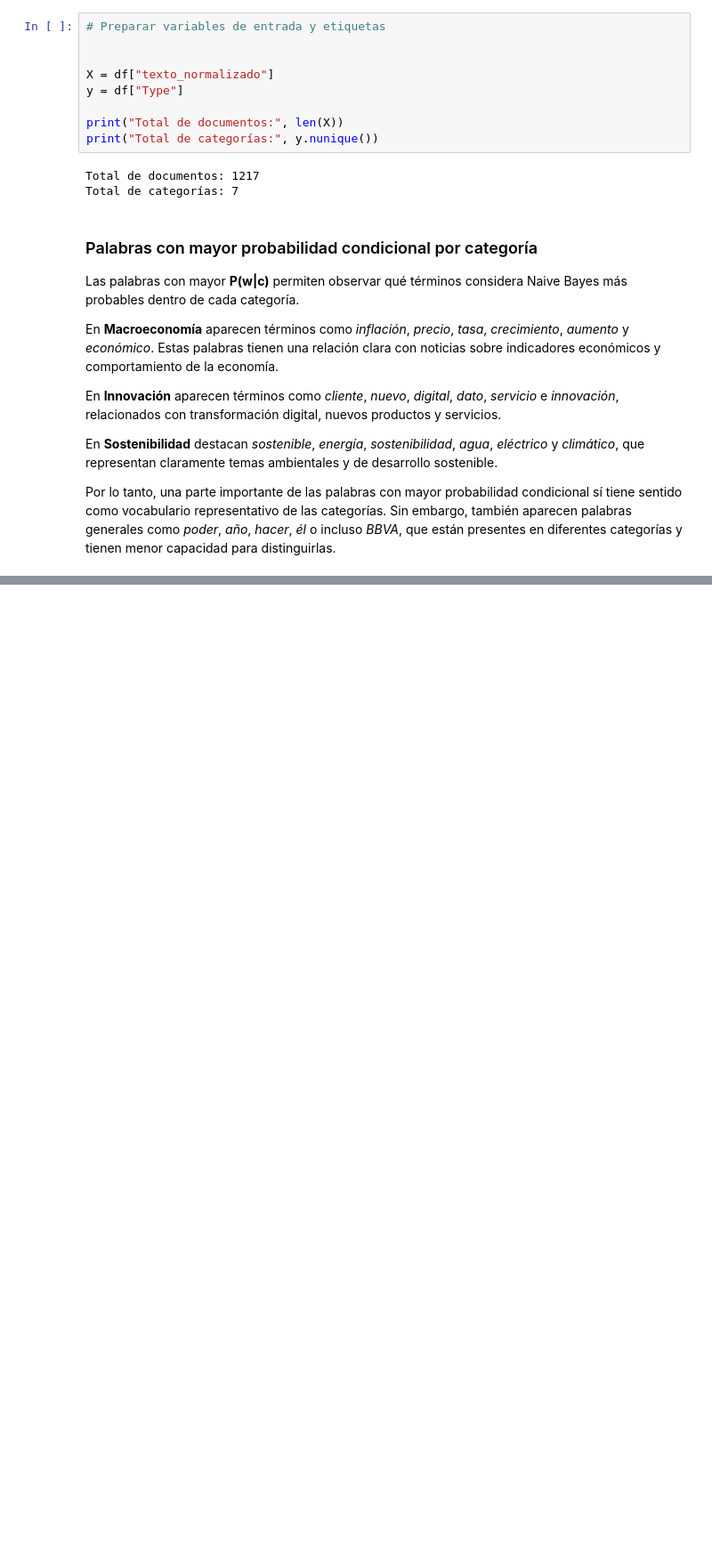
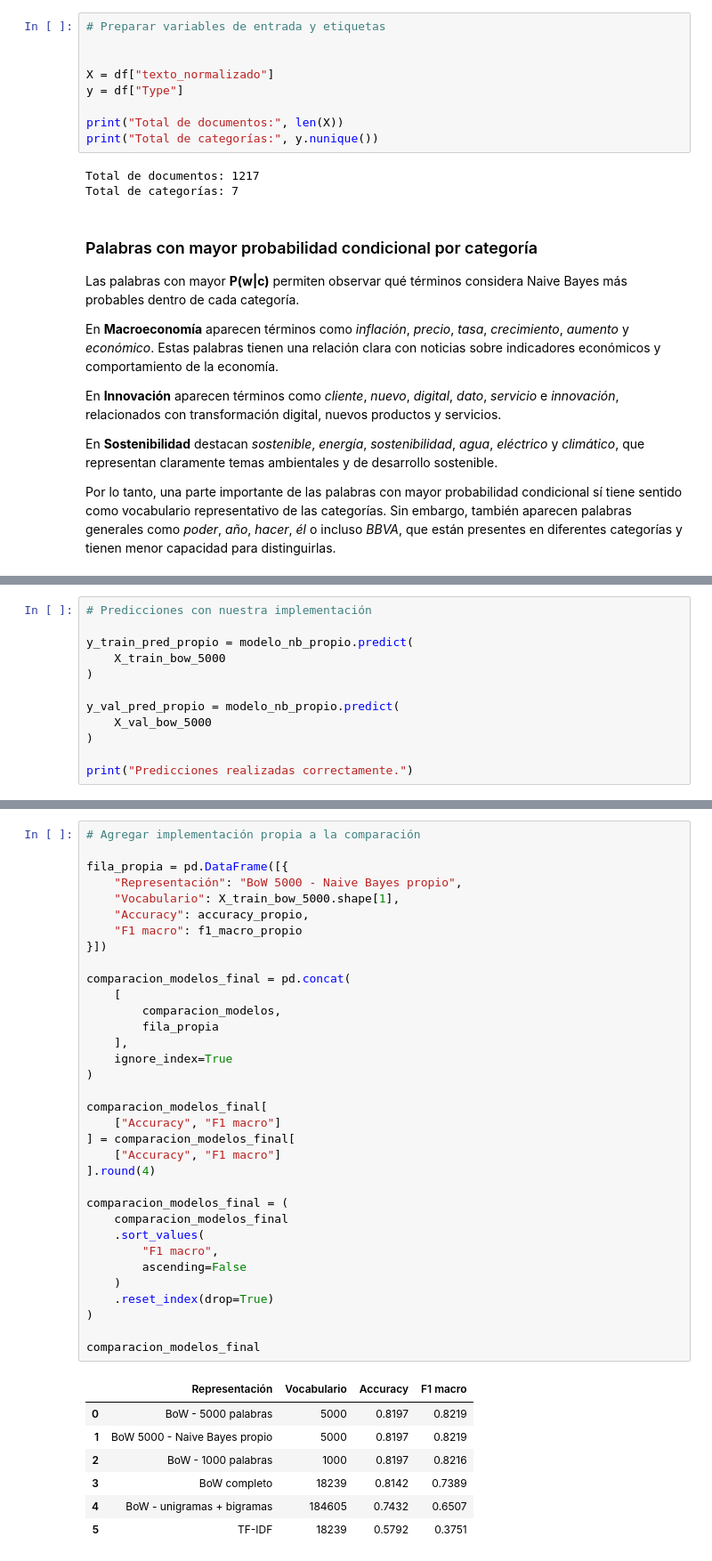
Before and after one commit to Cynthiss/NLP, a Jupyter notebook: Lab_3/Lab_3.ipynb, the cells around one changed output, grey strips where cells are left out. Shown at 89% size. Drawn from its saved outputs; the diff is of its cells as text; blank space fills up the shorter version.

Commit message:
Part 5
Se agrego la implementacion propia de Naive Bayes y comparacion final entre los modelos

```diff
--- a/Lab_3/Lab_3.ipynb
+++ b/Lab_3/Lab_3.ipynb
@@ -2354,0 +2882,12 @@ Por lo tanto, una parte importante de las palabras con mayor probabilidad condic
+# %%
+# Predicciones con nuestra implementación
+
+y_train_pred_propio = modelo_nb_propio.predict(
+    X_train_bow_5000
+)
+
+y_val_pred_propio = modelo_nb_propio.predict(
+    X_val_bow_5000
+)
+
+print("Predicciones realizadas correctamente.")
@@ -2354,0 +2963,42 @@ Por lo tanto, una parte importante de las palabras con mayor probabilidad condic
+# %%
+# Agregar implementación propia a la comparación
+
+fila_propia = pd.DataFrame([{
+    "Representación": "BoW 5000 - Naive Bayes propio",
+    "Vocabulario": X_train_bow_5000.shape[1],
+    "Accuracy": accuracy_propio,
+    "F1 macro": f1_macro_propio
+}])
+
+comparacion_modelos_final = pd.concat(
+    [
+        comparacion_modelos,
+        fila_propia
+    ],
+    ignore_index=True
+)
+
+comparacion_modelos_final[
+    ["Accuracy", "F1 macro"]
+] = comparacion_modelos_final[
+    ["Accuracy", "F1 macro"]
+].round(4)
+
+comparacion_modelos_final = (
+    comparacion_modelos_final
+    .sort_values(
+        "F1 macro",
+        ascending=False
+    )
+    .reset_index(drop=True)
+)
+
+comparacion_modelos_final
+# %% [output]
+|  | Representación | Vocabulario | Accuracy | F1 macro |
+| 0 | BoW - 5000 palabras | 5000 | 0.8197 | 0.8219 |
+| 1 | BoW 5000 - Naive Bayes propio | 5000 | 0.8197 | 0.8219 |
+| 2 | BoW - 1000 palabras | 1000 | 0.8197 | 0.8216 |
+| 3 | BoW completo | 18239 | 0.8142 | 0.7389 |
+| 4 | BoW - unigramas + bigramas | 184605 | 0.7432 | 0.6507 |
+| 5 | TF-IDF | 18239 | 0.5792 | 0.3751 |
```
Also changed, not shown: parts of 18 cells of this notebook.
